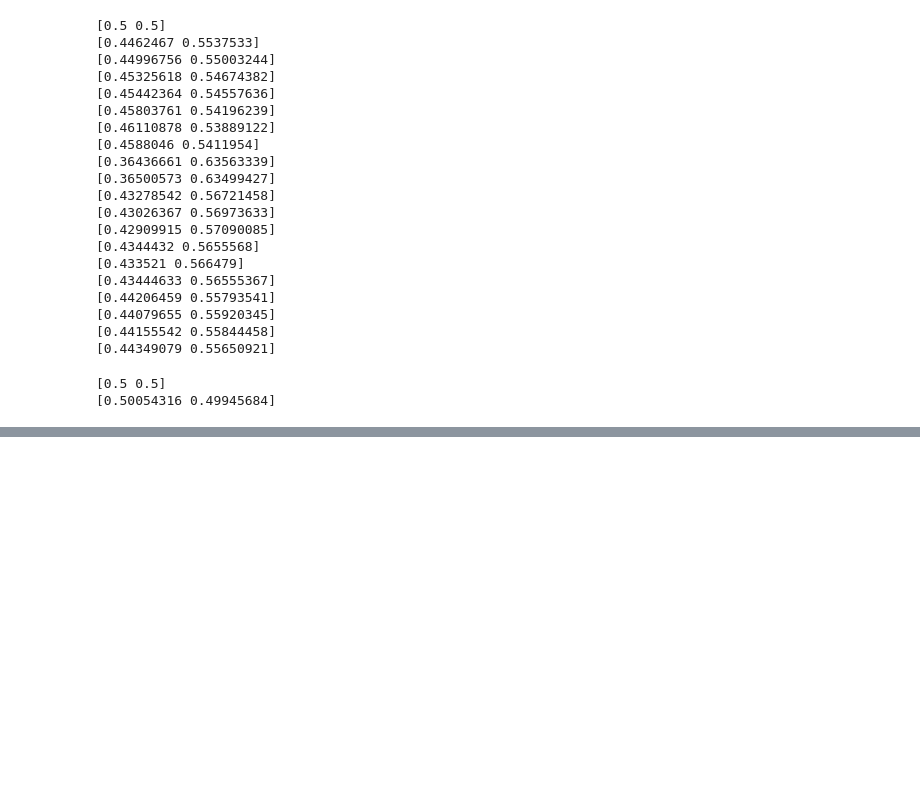
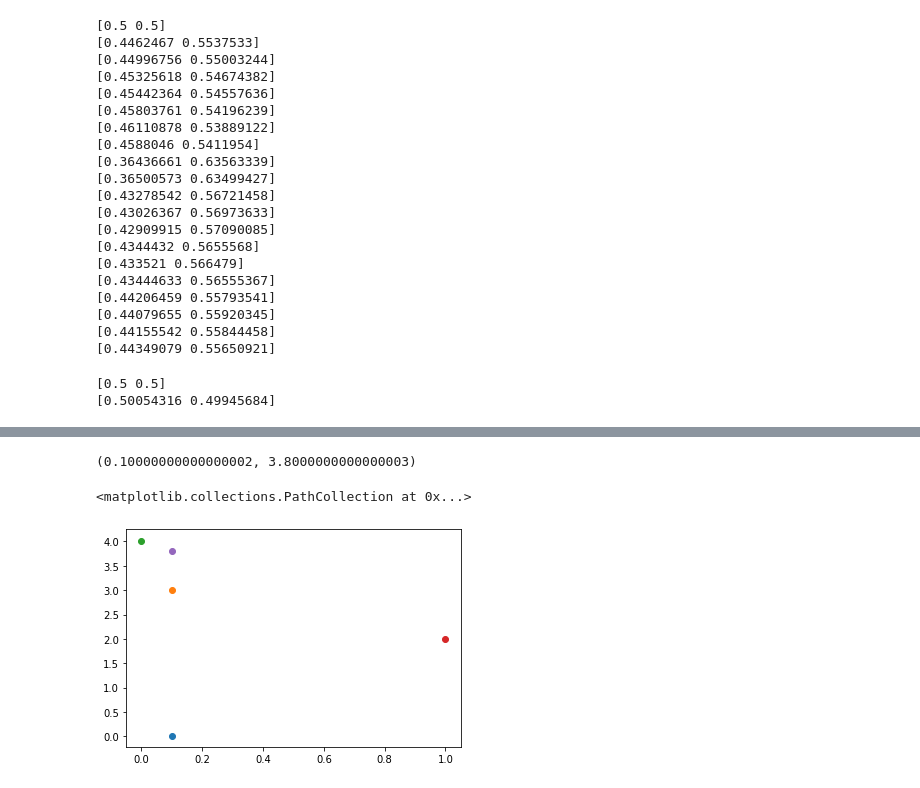
Before and after one commit to BenjaminEngelman/PreferenceElicitationMORL, a Jupyter notebook: explore.ipynb, the cells around one changed output, grey strips where cells are left out. Cells and saved outputs as stored; diff of their text form; code cells hidden in the pictures; blank space fills up the shorter version.

```diff
--- a/explore.ipynb
+++ b/explore.ipynb
@@ -234,0 +256,14 @@ plt.xlabel("w0");
+# %%
+intersection(Point(0.1, 0), Point(0.1, 3), Point(0, 4), Point(1, 2))
+# %% [output]
+(0.10000000000000002, 3.8000000000000003)
+# %%
+import matplotlib.pyplot as plt
+plt.scatter(0.1, 0)
+plt.scatter(0.1, 3)
+plt.scatter(0, 4)
+plt.scatter(1, 2)
+plt.scatter(0.1, 3.8)
+# %% [output]
+<matplotlib.collections.PathCollection at 0x...>
+[figure, added]
```
Also changed, not shown: parts of 16 cells of this notebook, 24 other files.
